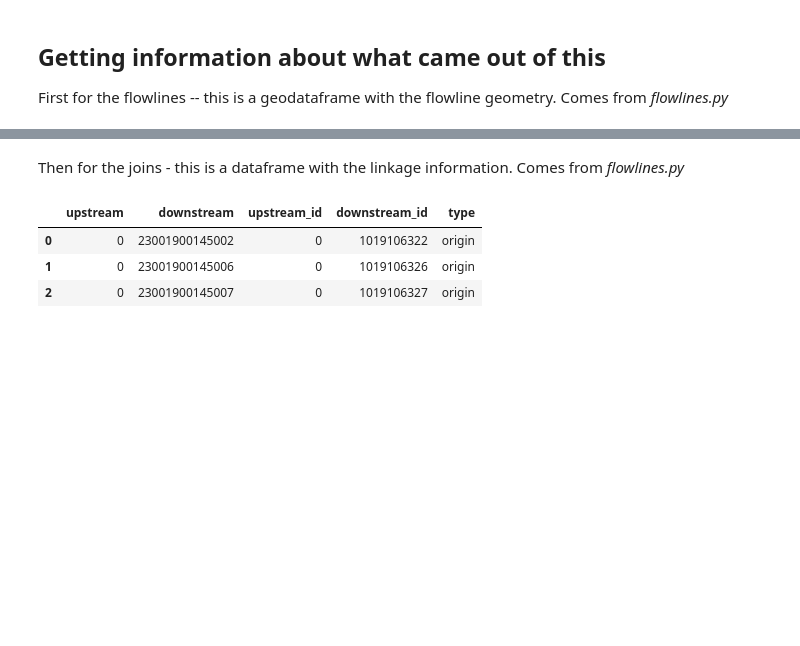
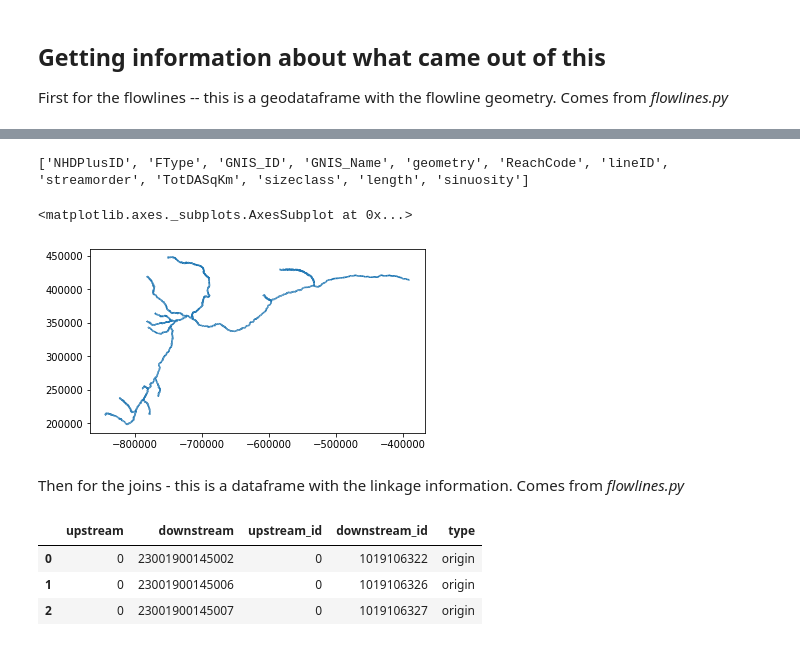
Before and after one commit to rspinti/River_bifurcation, a Jupyter notebook: Rachel_Workflow.ipynb, the cells around one changed output, grey strips where cells are left out. Saved outputs shown, nothing was run; the diff lists cells and outputs as text; code cells hidden in the pictures; blank space fills up the shorter version.

Commit message:
Plot dams/streams and read gdb testing

```diff
--- a/Rachel_Workflow.ipynb
+++ b/Rachel_Workflow.ipynb
@@ -81,12 +81,12 @@ Read 221,415 flowlines in  77 seconds
 
 First for the flowlines -- this is a geodataframe with the flowline geometry. Comes from *flowlines.py*
 # %%
-type(flowlines)
-flowlines.head(3)
-# print(flowlines.describe)
+# type(flowlines)
+# flowlines.head(3)
+# print(flowlines)
 # flowlines.plot()
 # print(flowlines.shape)
-# print(list(flowlines.columns))
-# flowlines[flowlines.streamorder>6]
-# flowlines[flowlines.streamorder>6].plot()
+print(list(flowlines.columns))
+# print(flowlines[flowlines.streamorder>6])
+flowlines[flowlines.streamorder>6].plot()
 # %% [output]
@@ -98,3 +93,6 @@ flowlines.head(3)
+['NHDPlusID', 'FType', 'GNIS_ID', 'GNIS_Name', 'geometry', 'ReachCode', 'lineID', 'streamorder', 'TotDASqKm', 'sizeclass', 'length', 'sinuosity']
+<matplotlib.axes._subplots.AxesSubplot at 0x...>
+[figure, added]
 # %% [markdown]
 Then for the joins - this is a dataframe with the linkage information. Comes from *flowlines.py*
 # %%
```
Also changed, not shown: parts of 2 cells of this notebook, 2 other files.
